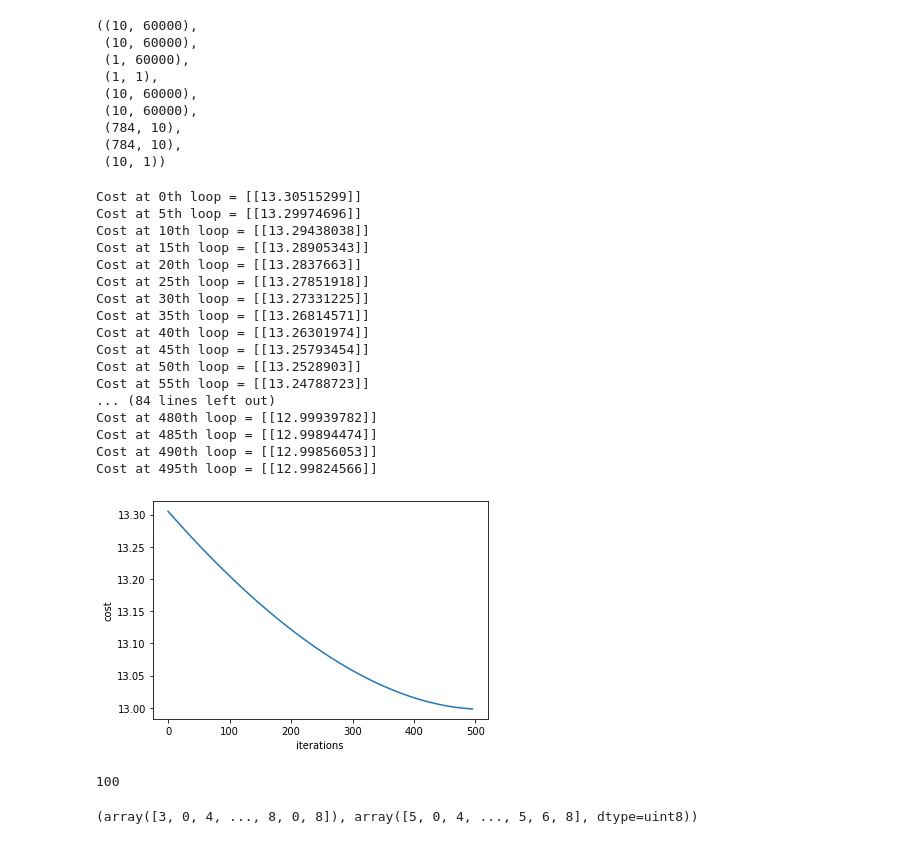
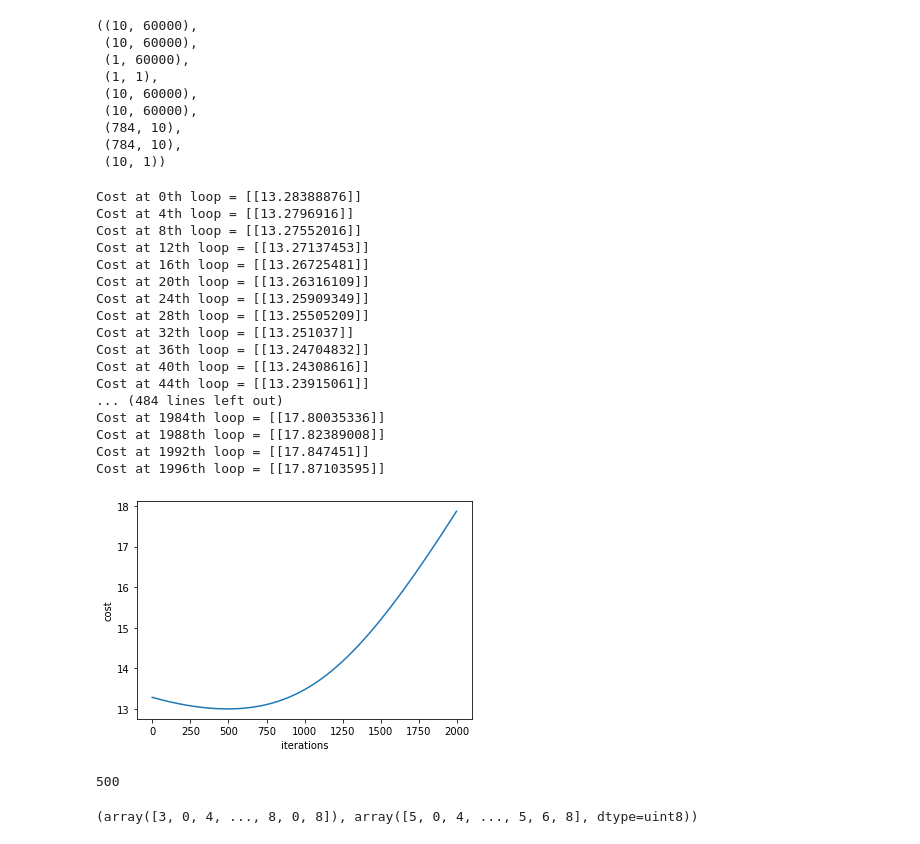
Before and after one commit to ABD-01/MNIST, a Jupyter notebook: MNIST_Single Layer.ipynb, the cells around one changed output. Cells and saved outputs as stored; diff of their text form; code cells hidden in the pictures.

```diff
--- a/MNIST_Single Layer.ipynb
+++ b/MNIST_Single Layer.ipynb
@@ -119,12 +119,12 @@ initialize()
 # %%
 #optimise
 alpha = 0.001
-iterations = 500
+iterations = 2000
 global costs
 costs=[]
 for i in range(iterations):
     forward()
-    if i%5 ==0:
+    if i%4 ==0:
         cost()
         costs.append(J)
         print(f'Cost at {i}th loop = {J}')
@@ -132,32 +132,32 @@ for i in range(iterations):
     W = W - alpha*dW
     b = b - alpha*db
 # %% [output]
-Cost at 0th loop = [[13.30515299]]
-Cost at 5th loop = [[13.29974696]]
-Cost at 10th loop = [[13.29438038]]
-Cost at 15th loop = [[13.28905343]]
-Cost at 20th loop = [[13.2837663]]
-Cost at 25th loop = [[13.27851918]]
-Cost at 30th loop = [[13.27331225]]
-Cost at 35th loop = [[13.26814571]]
-Cost at 40th loop = [[13.26301974]]
-Cost at 45th loop = [[13.25793454]]
-Cost at 50th loop = [[13.2528903]]
-Cost at 55th loop = [[13.24788723]]
-... (84 lines left out)
-Cost at 480th loop = [[12.99939782]]
-Cost at 485th loop = [[12.99894474]]
-Cost at 490th loop = [[12.99856053]]
-Cost at 495th loop = [[12.99824566]]
+Cost at 0th loop = [[13.28388876]]
+Cost at 4th loop = [[13.2796916]]
+Cost at 8th loop = [[13.27552016]]
+Cost at 12th loop = [[13.27137453]]
+Cost at 16th loop = [[13.26725481]]
+Cost at 20th loop = [[13.26316109]]
+Cost at 24th loop = [[13.25909349]]
+Cost at 28th loop = [[13.25505209]]
+Cost at 32th loop = [[13.251037]]
+Cost at 36th loop = [[13.24704832]]
+Cost at 40th loop = [[13.24308616]]
+Cost at 44th loop = [[13.23915061]]
+... (484 lines left out)
+Cost at 1984th loop = [[17.80035336]]
+Cost at 1988th loop = [[17.82389008]]
+Cost at 1992th loop = [[17.847451]]
+Cost at 1996th loop = [[17.87103595]]
 # %%
-plt.plot(np.arange(0,500,5), np.array(costs).reshape(len(costs),1))
+plt.plot(np.arange(0,2000,4), np.array(costs).reshape(len(costs),1))
 plt.ylabel('cost')
 plt.xlabel('iterations')
 plt.show()
 len(costs)
 # %% [output]
-[figure, old version]
+[figure, new version]
-100
+500
 # %%
 # A[:,0].max() == A[:,0]
 O = (np.max(A,axis=0) == A).T * np.array([0,1,2,3,4,5,6,7,8,9]).T
```
Also changed, not shown: parts of 7 cells of this notebook.
